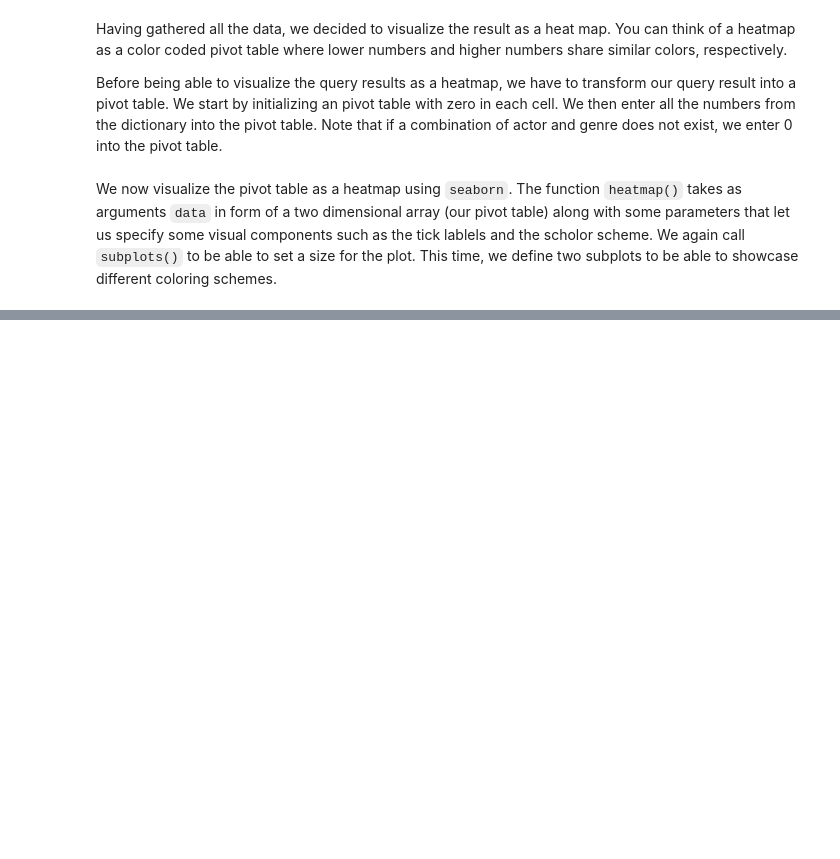
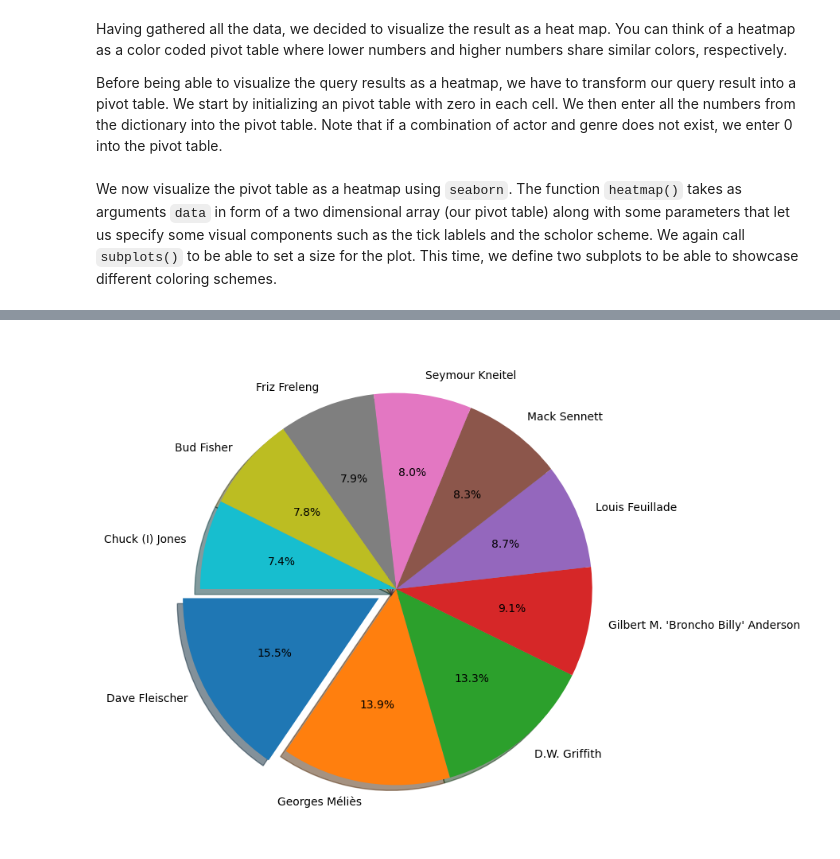
Before and after one commit to BigDataAnalyticsGroup/bigdataengineering, a Jupyter notebook: Data Visualization.ipynb, the cells around one changed output, grey strips where cells are left out. Saved outputs shown, nothing was run; the diff lists cells and outputs as text; code cells hidden in the pictures; blank space fills up the shorter version.

```diff
--- a/Data Visualization.ipynb
+++ b/Data Visualization.ipynb
@@ -232,0 +312,32 @@ sns.heatmap(pivottable, ax=ax[1], annot=True,
+# %%
+# Query top 10 directors according to the number of movies they directed
+director_movie_count_q = """
+SELECT
+    d.first_name, d.last_name, COUNT(md.movie_id)
+FROM
+    directors AS d,
+    movies_directors AS md
+WHERE
+    d.id = md.director_id
+GROUP BY
+    md.director_id, d.first_name, d.last_name
+ORDER BY
+    COUNT(md.movie_id) DESC
+LIMIT 10;
+
+"""
+conn.execute(director_movie_count_q)
+director_movie_count = conn.fetchall()
+# %%
+names = [f'{tup[0]} {tup[1]}' for tup in director_movie_count]
+counts = [tup[2] for tup in director_movie_count]
+
+explode = [0]*len(names)
+explode[0] = 0.1
+
+fig, ax = plt.subplots(figsize=(8,8))
+ax.pie(counts, labels=names, autopct='%1.1f%%', explode=explode, shadow=True, startangle=180)
+
+plt.show()
+# %% [output]
+[figure, added]
```
Also changed, not shown: parts of 23 cells of this notebook, 1 other file.
